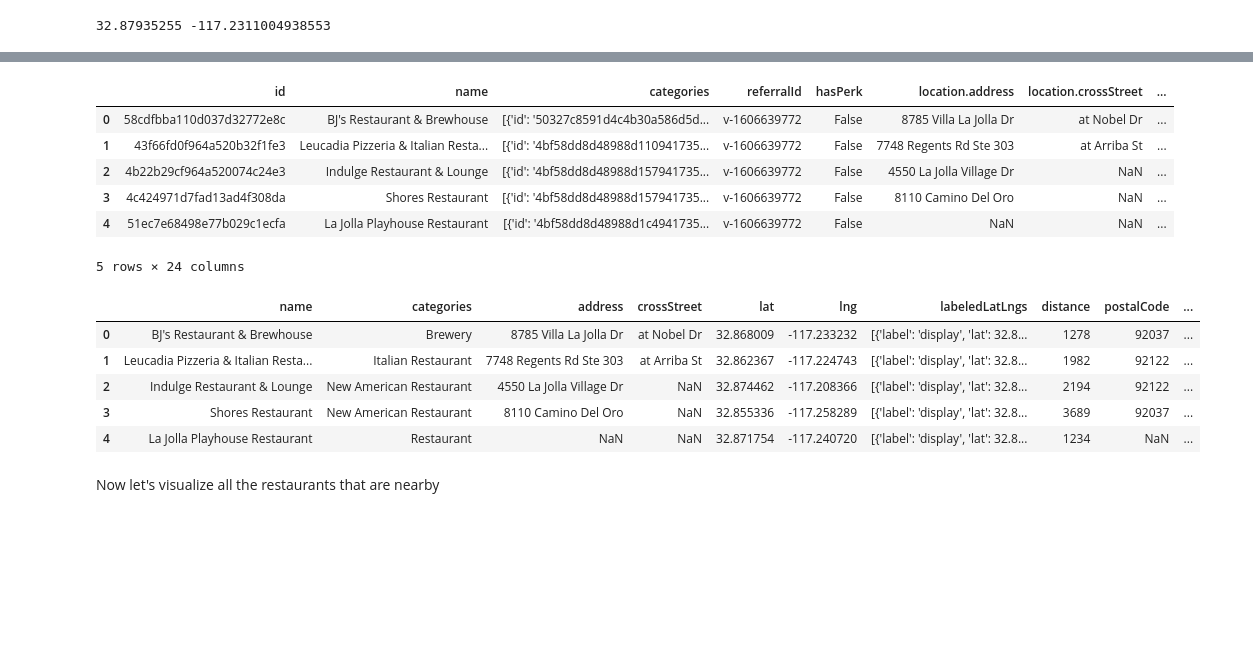
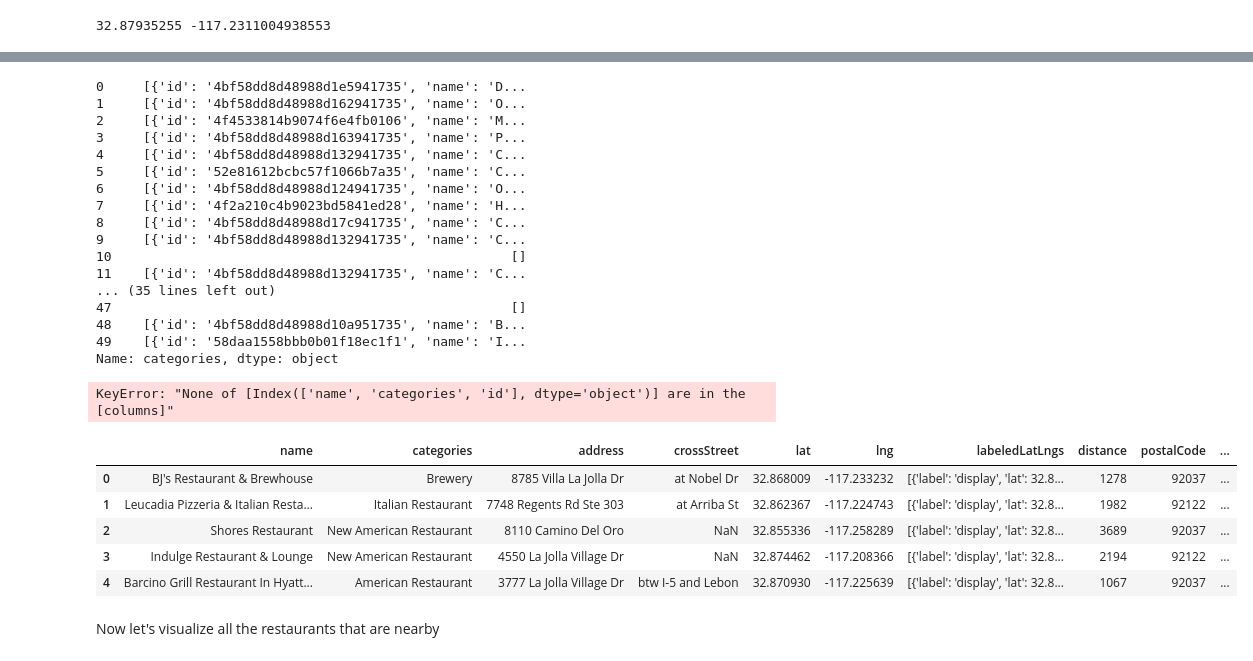
Before and after one commit to jameshyojaelee/SanDiego_Rent_Analysis, a Jupyter notebook: sandiego_rent.ipynb, the cells around one changed output, grey strips where cells are left out. Cells and saved outputs as stored; diff of their text form; code cells hidden in the pictures; blank space fills up the shorter version.

```diff
--- a/sandiego_rent.ipynb
+++ b/sandiego_rent.ipynb
@@ -80,0 +186,5 @@ restaurant .... OK!
+# %%
+# convert ZIP's data type to 'object' first
+final_df = merged_df
+final_df['ZIP'] = final_df['ZIP'].astype('object')
+final_df.head()
@@ -80,0 +201,17 @@ restaurant .... OK!
+# %%
+search_query = ''
+radius = 500
+LIMIT = 50
+venue_df = pd.DataFrame([])
+
+# create a new dataframe with venues in each region
+for lat, lng in zip(final_df['lat'], final_df['lng']):
+    latitude = lat
+    longitude = lng
+    url = 'https://api.foursquare.com/v2/venues/search?client_id={}&client_secret={}&ll={},{}&oauth_token={}&v={}&query={}&radius={}&limit={}'.format(CLIENT_ID, CLIENT_SECRET, latitude,           longitude, ACCESS_TOKEN, VERSION, search_query, radius, LIMIT)
+    results = requests.get(url).json()
+    venues = results['response']['venues']
+    temp_df = json_normalize(venues)
+    temp_df = temp_df[['name', 'categories', 'location.postalCode']]
+    temp_df.columns = ['venue', 'categories', 'ZIP']
+    venue_df = venue_df.append(temp_df)
@@ -81,3 +224,6 @@ restaurant .... OK!
+# %%
+search_query = ''
+radius = 100
 # %%
 url = 'https://api.foursquare.com/v2/venues/search?client_id={}&client_secret={}&ll={},{}&oauth_token={}&v={}&query={}&radius={}&limit={}'.format(CLIENT_ID, CLIENT_SECRET, latitude, longitude, ACCESS_TOKEN, VERSION, search_query, radius, LIMIT)
 
@@ -85,22 +231,32 @@ results = requests.get(url).json()
 # %%
 # assign relevant part of JSON to venues
 venues = results['response']['venues']
-
 # tranform venues into a dataframe
 df = json_normalize(venues)
-df.head()
+#df['location.postalCode']
+df.categories
 # %% [output]
-|  | id | name | categories | referralId | hasPerk | location.address | location.crossStreet | ... |
-| 0 | 58cdfbba110d037d32772e8c | BJ's Restaurant & Brewhouse | [{'id': '50327c8591d4c4b30a586d5d... | v-1606639772 | False | 8785 Villa La Jolla Dr | at Nobel Dr | ... |
-| 1 | 43f66fd0f964a520b32f1fe3 | Leucadia Pizzeria & Italian Resta... | [{'id': '4bf58dd8d48988d110941735... | v-1606639772 | False | 7748 Regents Rd Ste 303 | at Arriba St | ... |
-| 2 | 4b22b29cf964a520074c24e3 | Indulge Restaurant & Lounge | [{'id': '4bf58dd8d48988d157941735... | v-1606639772 | False | 4550 La Jolla Village Dr | NaN | ... |
-| 3 | 4c424971d7fad13ad4f308da | Shores Restaurant | [{'id': '4bf58dd8d48988d157941735... | v-1606639772 | False | 8110 Camino Del Oro | NaN | ... |
-| 4 | 51ec7e68498e77b029c1ecfa | La Jolla Playhouse Restaurant | [{'id': '4bf58dd8d48988d1c4941735... | v-1606639772 | False | NaN | NaN | ... |
-5 rows × 24 columns
+0     [{'id': '4bf58dd8d48988d1e5941735', 'name': 'D...
+1     [{'id': '4bf58dd8d48988d162941735', 'name': 'O...
+2     [{'id': '4f4533814b9074f6e4fb0106', 'name': 'M...
+3     [{'id': '4bf58dd8d48988d163941735', 'name': 'P...
+4     [{'id': '4bf58dd8d48988d132941735', 'name': 'C...
+5     [{'id': '52e81612bcbc57f1066b7a35', 'name': 'C...
+6     [{'id': '4bf58dd8d48988d124941735', 'name': 'O...
+7     [{'id': '4f2a210c4b9023bd5841ed28', 'name': 'H...
+8     [{'id': '4bf58dd8d48988d17c941735', 'name': 'C...
+9     [{'id': '4bf58dd8d48988d132941735', 'name': 'C...
+10                                                   []
+11    [{'id': '4bf58dd8d48988d132941735', 'name': 'C...
+... (35 lines left out)
+47                                                   []
+48    [{'id': '4bf58dd8d48988d10a951735', 'name': 'B...
+49    [{'id': '58daa1558bbb0b01f18ec1f1', 'name': 'I...
+Name: categories, dtype: object
 # %%
 # keep only columns that include venue name, and anything that is associated with location
 filtered_columns = ['name', 'categories'] + [col for col in df.columns if col.startswith('location.')] + ['id']
-df = df.loc[:, filtered_columns]
+df_update = df.loc[:, filtered_columns]
 
 # function that extracts the category of the venue
 def get_category_type(row):
@@ -115,19 +271,21 @@ def get_category_type(row):
         return categories_list[0]['name']
 
 # filter the category for each row
-df['categories'] = df.apply(get_category_type, axis=1)
+df_update['categories'] = df_update.apply(get_category_type, axis=1)
 
 # clean column names by keeping only last term
-df.columns = [column.split('.')[-1] for column in df.columns]
-
-df.head()
+df_update.columns = [column.split('.')[-1] for column in df_update.columns]
 # %% [output]
-|  | name | categories | address | crossStreet | lat | lng | labeledLatLngs | distance | postalCode | ... |
-| 0 | BJ's Restaurant & Brewhouse | Brewery | 8785 Villa La Jolla Dr | at Nobel Dr | 32.868009 | -117.233232 | [{'label': 'display', 'lat': 32.8... | 1278 | 92037 | ... |
-| 1 | Leucadia Pizzeria & Italian Resta... | Italian Restaurant | 7748 Regents Rd Ste 303 | at Arriba St | 32.862367 | -117.224743 | [{'label': 'display', 'lat': 32.8... | 1982 | 92122 | ... |
-| 2 | Indulge Restaurant & Lounge | New American Restaurant | 4550 La Jolla Village Dr | NaN | 32.874462 | -117.208366 | [{'label': 'display', 'lat': 32.8... | 2194 | 92122 | ... |
-| 3 | Shores Restaurant | New American Restaurant | 8110 Camino Del Oro | NaN | 32.855336 | -117.258289 | [{'label': 'display', 'lat': 32.8... | 3689 | 92037 | ... |
-| 4 | La Jolla Playhouse Restaurant | Restaurant | NaN | NaN | 32.871754 | -117.240720 | [{'label': 'display', 'lat': 32.8... | 1234 | NaN | ... |
+KeyError: "None of [Index(['name', 'categories', 'id'], dtype='object')] are in the [columns]"
+# %%
+df_update.head()
+# %% [output]
+|  | name | categories | address | crossStreet | lat | lng | labeledLatLngs | distance | postalCode | ... |
+| 0 | BJ's Restaurant & Brewhouse | Brewery | 8785 Villa La Jolla Dr | at Nobel Dr | 32.868009 | -117.233232 | [{'label': 'display', 'lat': 32.8... | 1278 | 92037 | ... |
+| 1 | Leucadia Pizzeria & Italian Resta... | Italian Restaurant | 7748 Regents Rd Ste 303 | at Arriba St | 32.862367 | -117.224743 | [{'label': 'display', 'lat': 32.8... | 1982 | 92122 | ... |
+| 2 | Shores Restaurant | New American Restaurant | 8110 Camino Del Oro | NaN | 32.855336 | -117.258289 | [{'label': 'display', 'lat': 32.8... | 3689 | 92037 | ... |
+| 3 | Indulge Restaurant & Lounge | New American Restaurant | 4550 La Jolla Village Dr | NaN | 32.874462 | -117.208366 | [{'label': 'display', 'lat': 32.8... | 2194 | 92122 | ... |
+| 4 | Barcino Grill Restaurant In Hyatt... | American Restaurant | 3777 La Jolla Village Dr | btw I-5 and Lebon | 32.870930 | -117.225639 | [{'label': 'display', 'lat': 32.8... | 1067 | 92037 | ... |
 # %% [markdown]
 Now let's visualize all the restaurants that are nearby
 # %%
```
Also changed, not shown: parts of 26 cells of this notebook, 1 other file.
